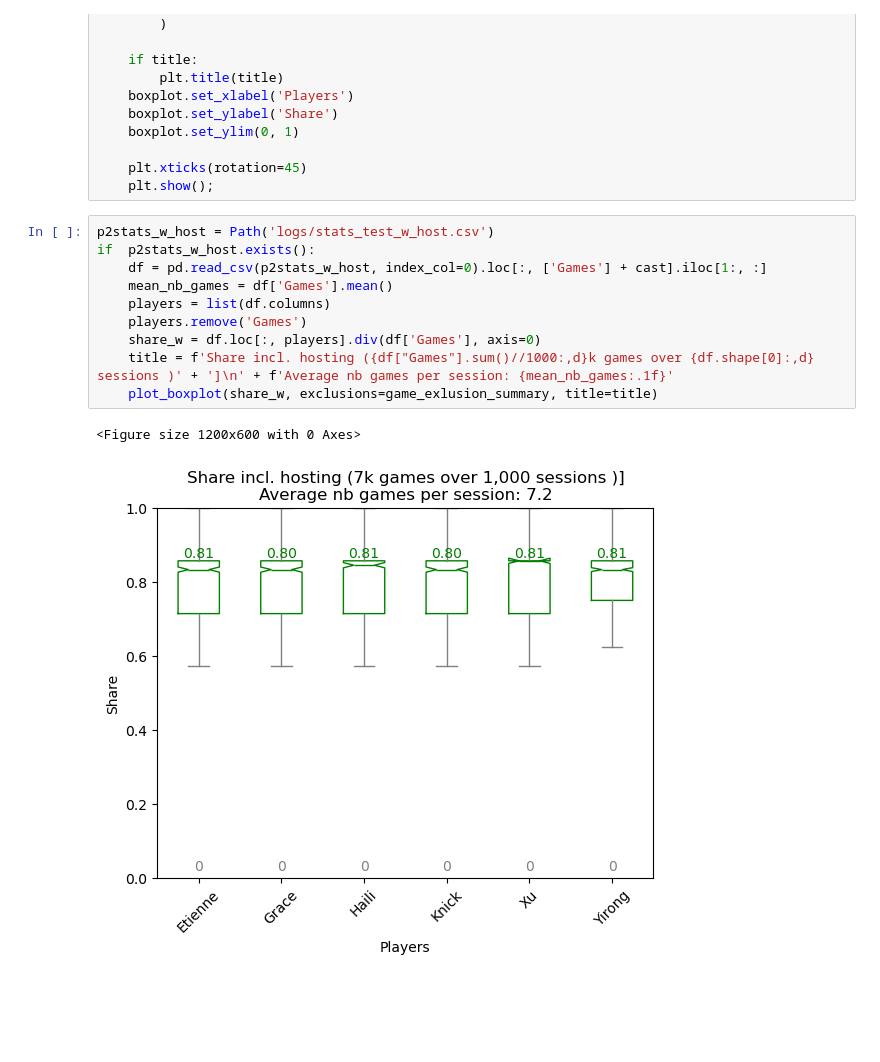
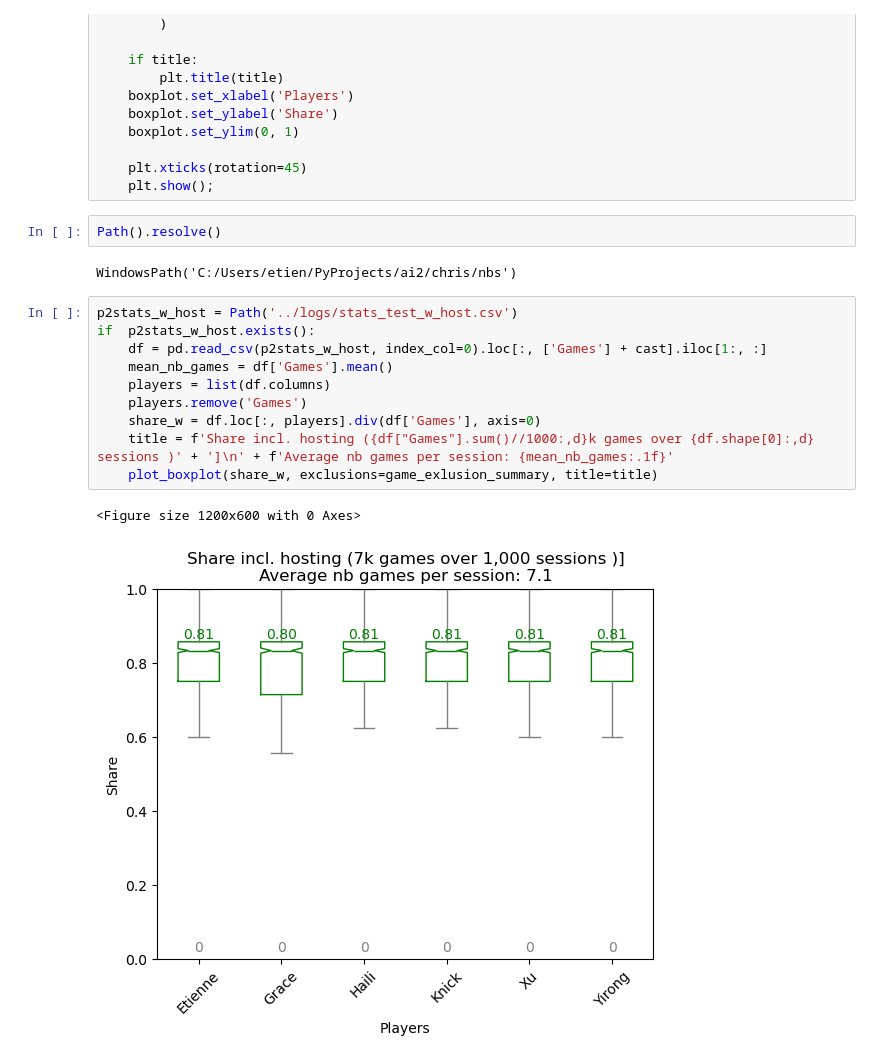
Before and after one commit to vtecftwy/improv_randomizer, a Jupyter notebook: nbs/0.01_review_player_stats.ipynb, the cells around one changed output. Drawn from its saved outputs; the diff is of its cells as text; blank space fills up the shorter version.

```diff
--- a/nbs/0.01_review_player_stats.ipynb
+++ b/nbs/0.01_review_player_stats.ipynb
@@ -236,17 +236,21 @@ def plot_boxplot(df, exclusions=None, title=None):
 
     plt.xticks(rotation=45)
     plt.show();
+# %%
+Path().resolve()
+# %% [output]
+WindowsPath('C:/Users/etien/PyProjects/ai2/chris/nbs')
 # %%
-p2stats_w_host = Path('logs/stats_test_w_host.csv')
+p2stats_w_host = Path('../logs/stats_test_w_host.csv')
 if  p2stats_w_host.exists():
     df = pd.read_csv(p2stats_w_host, index_col=0).loc[:, ['Games'] + cast].iloc[1:, :]
     mean_nb_games = df['Games'].mean()
     players = list(df.columns)
     players.remove('Games')
     share_w = df.loc[:, players].div(df['Games'], axis=0)
     title = f'Share incl. hosting ({df["Games"].sum()//1000:,d}k games over {df.shape[0]:,d} sessions )' + ']\n' + f'Average nb games per session: {mean_nb_games:.1f}'
     plot_boxplot(share_w, exclusions=game_exlusion_summary, title=title)
 # %% [output]
 <Figure size 1200x600 with 0 Axes>
-[figure, old version]
+[figure, new version]
 # %%
```
Also changed, not shown: parts of 1 cell of this notebook, 3 other files.
